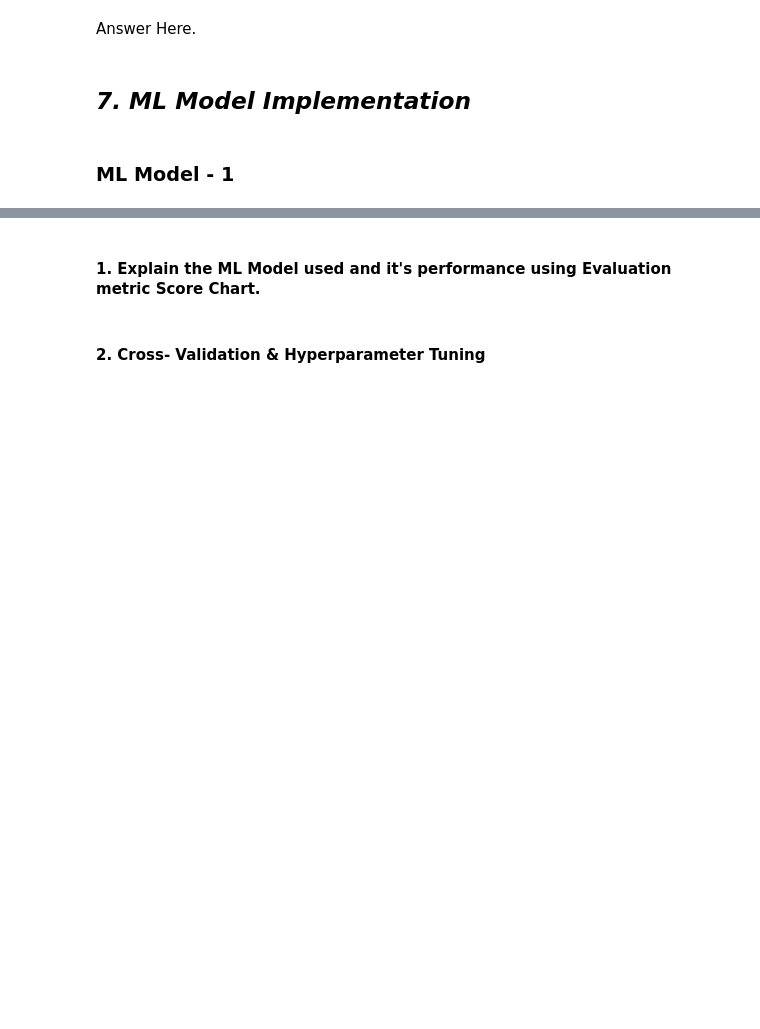
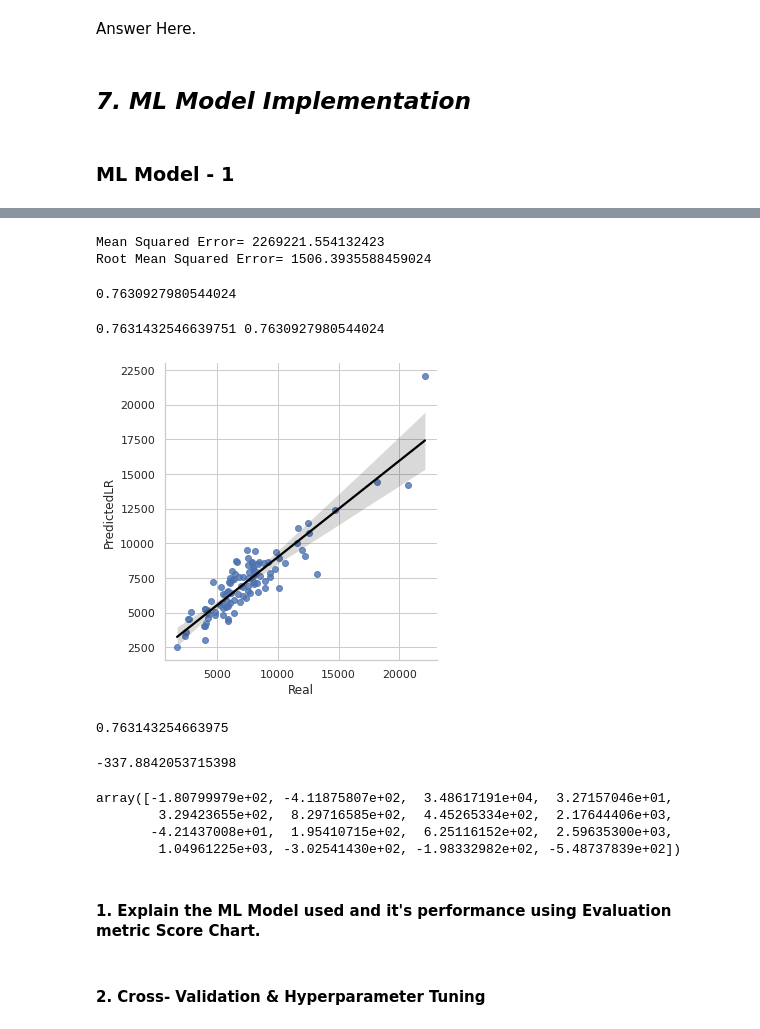
Before and after one commit to Jeetesh-KumarM/CAPSTONE-PROJECT-2-Regression, a Jupyter notebook: Capstone_Project_2_Regression.ipynb, the cells around one changed output, grey strips where cells are left out. Cells and saved outputs as stored; diff of their text form; code cells hidden in the pictures; blank space fills up the shorter version.

```diff
--- a/Capstone_Project_2_Regression.ipynb
+++ b/Capstone_Project_2_Regression.ipynb
@@ -1039,3 +1047,5 @@ Answer Here.
 ### 3. Categorical Encoding
 # %%
 # Encode your categorical columns
+mod_df = pd.get_dummies(mod_df, columns=['PromoInterval'])
+mod_df.head()
@@ -1170,0 +1249,11 @@ Answer Here.
+# %%
+# ML Model - 1 Implementation
+X=mod_df.drop(['Sales','Promo2SinceYear','year','Date','PromoInterval_0'],axis=1)
+y=mod_df['Sales']
+# Fit the Algorithm
+X_train, X_test, y_train, y_test = train_test_split(X, y, test_size=0.2, random_state = 0)
+print(X_train.shape)
+print(X_test.shape)
+# Predict on the model
+reg = LinearRegression().fit(X_train, y_train)
+reg.score(X_train, y_train)
@@ -1170,0 +1285,3 @@ Answer Here.
+# %%
+y_pred=reg.predict(X_test)
+y_pred
@@ -1171,3 +1327,58 @@ Answer Here.
+# %%
+print('Mean Squared Error=',mse(y_test, y_pred))
+print('Root Mean Squared Error=',math.sqrt(mse(y_test, y_pred)))
+# %% [output]
+Mean Squared Error= 2269221.554132423
+Root Mean Squared Error= 1506.3935588459024
+# %%
+r2_score(y_test,y_pred)
+# %% [output]
+0.7630927980544024
+# %%
+train_score_1=reg.score(X_train,y_train)
+train_score_2=reg.score(X_test,y_test)
+print(train_score_1,train_score_2)
+# %% [output]
+0.7631432546639751 0.7630927980544024
+# %%
+#storing 100 observations for analysis
+simple_lr_pred = y_pred[:100]
+simple_lr_real = y_test[:100]
+dataset_lr = pd.DataFrame({'Real':simple_lr_real,'PredictedLR':simple_lr_pred}) #storing these values into dataframe
+
+#storing absolute diffrences between actual sales price and predicted
+dataset_lr['diff']=(dataset_lr['Real']-dataset_lr['PredictedLR']).abs()
+
+#visualising our predictions
+sns.lmplot(x='Real', y='PredictedLR', data=dataset_lr, line_kws={'color': 'black'});
+# %% [output]
+[figure, added]
+# %%
+
+
+# Transforming data
+scaler = MinMaxScaler()
+X_train = scaler.fit_transform(X_train)
+X_test = scaler.transform(X_test)
+
+# Fitting Multiple Linear Regression to the Training set
+regressor = LinearRegression()
+regressor.fit(X_train, y_train)
+
+regressor.score(X_train, y_train)
+# %% [output]
+0.763143254663975
+# %%
+regressor.intercept_
+# %% [output]
+-337.8842053715398
+# %%
+regressor.coef_
+# %% [output]
+array([-1.80799979e+02, -4.11875807e+02,  3.48617191e+04,  3.27157046e+01,
+        3.29423655e+02,  8.29716585e+02,  4.45265334e+02,  2.17644406e+03,
+       -4.21437008e+01,  1.95410715e+02,  6.25116152e+02,  2.59635300e+03,
+        1.04961225e+03, -3.02541430e+02, -1.98332982e+02, -5.48737839e+02])
 # %% [markdown]
 #### 1. Explain the ML Model used and it's performance using Evaluation metric Score Chart.
 # %%
```
Also changed, not shown: parts of 27 cells of this notebook.
